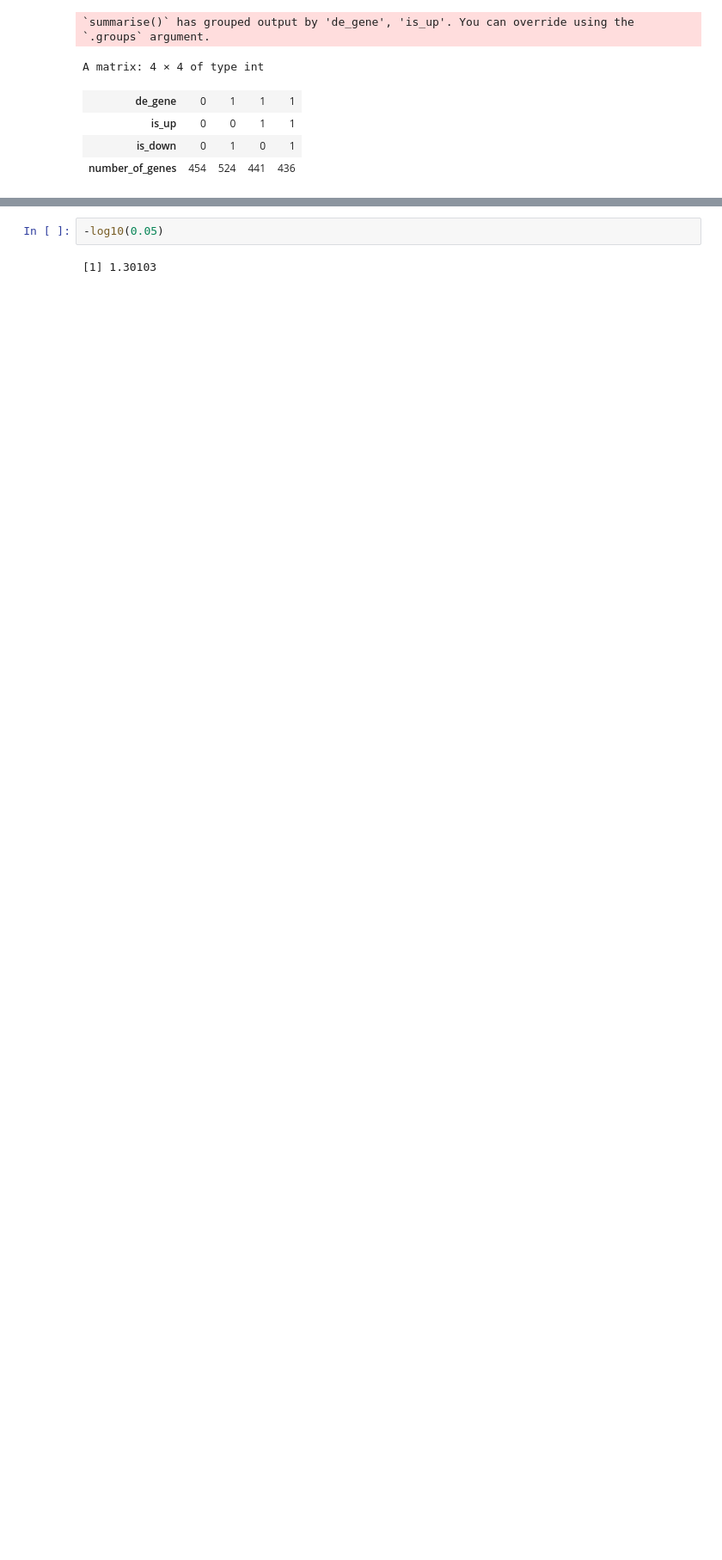
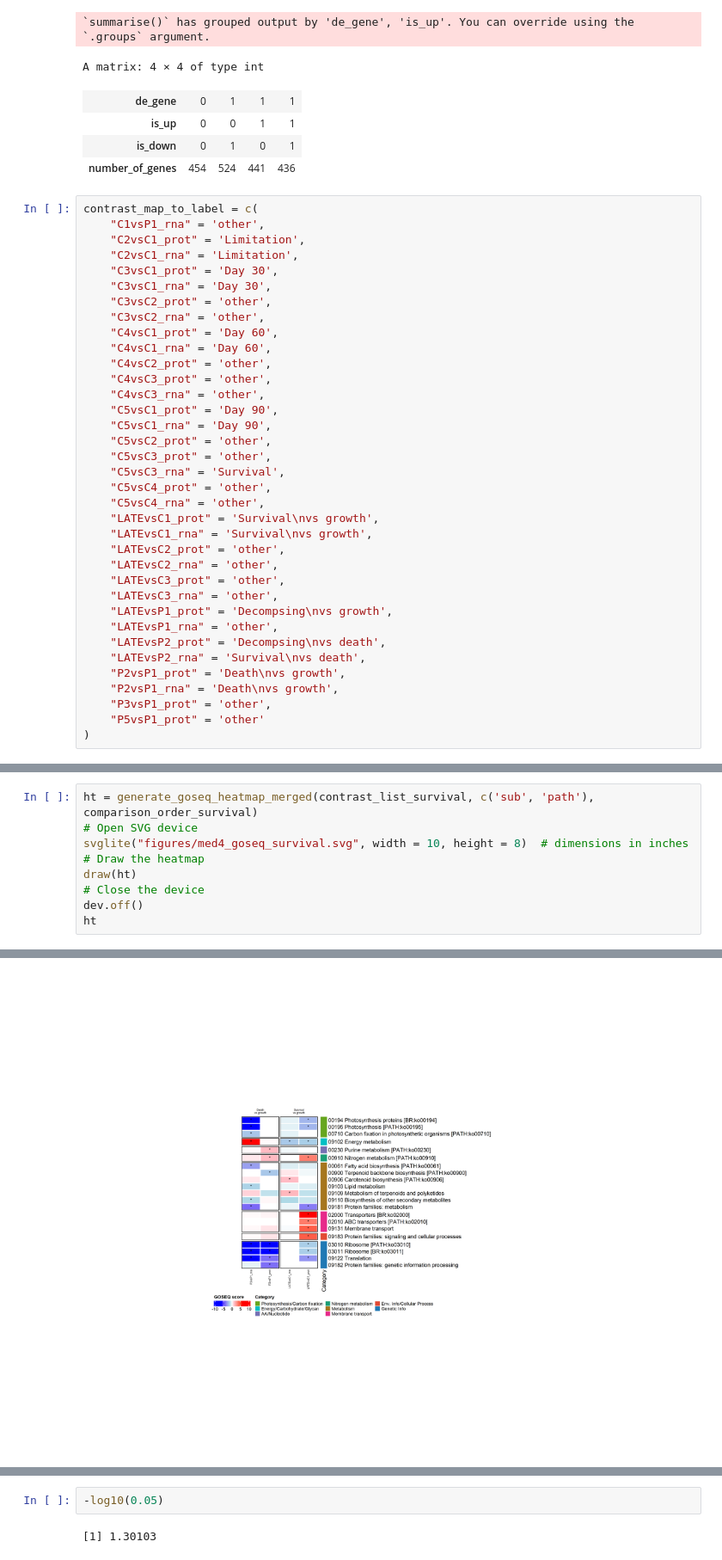
Before and after one commit to wosnat/CC1A3, a Jupyter notebook: Enrichment/CC1A3 MED4 heatmaps Enrichment .ipynb, the cells around one changed output, grey strips where cells are left out. Shown at 86% size. Saved outputs shown, nothing was run; the diff lists cells and outputs as text; blank space fills up the shorter version.

Commit message:
med4 heatmaps

```diff
--- a/Enrichment/CC1A3 MED4 heatmaps Enrichment .ipynb
+++ b/Enrichment/CC1A3 MED4 heatmaps Enrichment .ipynb
@@ -227,3 +221,39 @@ A matrix: 4 × 4 of type int
 | is_up | 0 | 0 | 1 | 1 |
 | is_down | 0 | 1 | 0 | 1 |
 | number_of_genes | 454 | 524 | 441 | 436 |
+# %%
+contrast_map_to_label = c(
+    "C1vsP1_rna" = 'other',
+    "C2vsC1_prot" = 'Limitation',
+    "C2vsC1_rna" = 'Limitation',
+    "C3vsC1_prot" = 'Day 30',
+    "C3vsC1_rna" = 'Day 30',
+    "C3vsC2_prot" = 'other',
+    "C3vsC2_rna" = 'other',
+    "C4vsC1_prot" = 'Day 60',
+    "C4vsC1_rna" = 'Day 60',
+    "C4vsC2_prot" = 'other',
+    "C4vsC3_prot" = 'other',
+    "C4vsC3_rna" = 'other',
+    "C5vsC1_prot" = 'Day 90',
+    "C5vsC1_rna" = 'Day 90',
+    "C5vsC2_prot" = 'other',
+    "C5vsC3_prot" = 'other',
+    "C5vsC3_rna" = 'Survival',
+    "C5vsC4_prot" = 'other',
+    "C5vsC4_rna" = 'other',
+    "LATEvsC1_prot" = 'Survival\nvs growth',
+    "LATEvsC1_rna" = 'Survival\nvs growth',
+    "LATEvsC2_prot" = 'other',
+    "LATEvsC2_rna" = 'other',
+    "LATEvsC3_prot" = 'other',
+    "LATEvsC3_rna" = 'other',
+    "LATEvsP1_prot" = 'Decompsing\nvs growth',
+    "LATEvsP1_rna" = 'other',
+    "LATEvsP2_prot" = 'Decompsing\nvs death',
+    "LATEvsP2_rna" = 'Survival\nvs death',
+    "P2vsP1_prot" = 'Death\nvs growth',
+    "P2vsP1_rna" = 'Death\nvs growth',
+    "P3vsP1_prot" = 'other',
+    "P5vsP1_prot" = 'other'
+)
@@ -229,0 +562,10 @@ A matrix: 4 × 4 of type int
+# %%
+ht = generate_goseq_heatmap_merged(contrast_list_survival, c('sub', 'path'), comparison_order_survival)
+# Open SVG device
+svglite("figures/med4_goseq_survival.svg", width = 10, height = 8)  # dimensions in inches
+# Draw the heatmap
+draw(ht)
+# Close the device
+dev.off()
+ht
+# %% [output]
@@ -229,0 +578 @@ A matrix: 4 × 4 of type int
+[figure, added]
```
Also changed, not shown: parts of 18 cells of this notebook, 7 other files.
